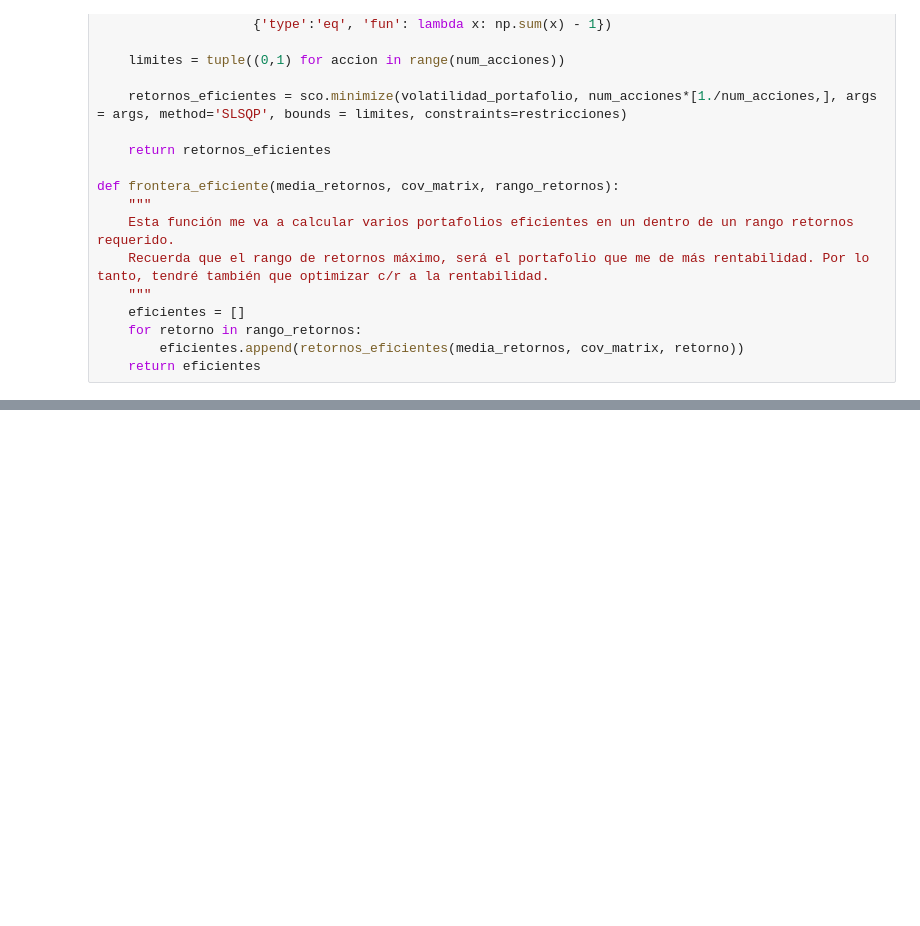
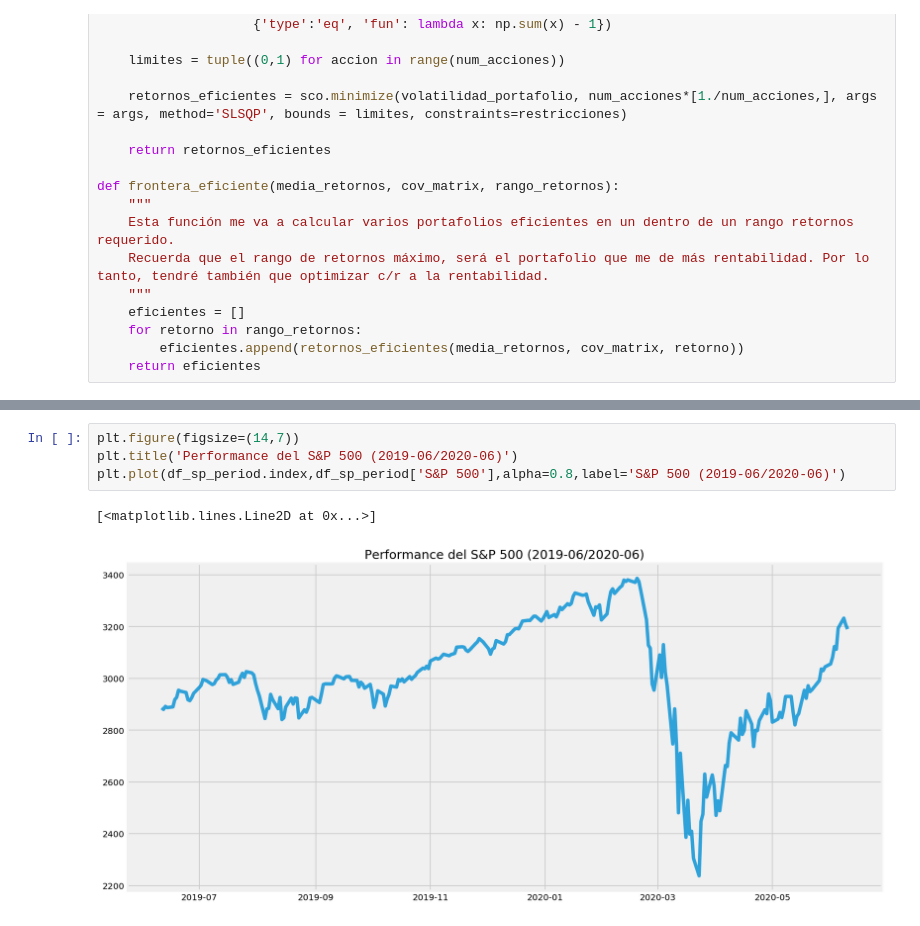
Before and after one commit to PBenavides/Practice_Notebooks, a Jupyter notebook: Finance_with_Python/Markowitz_portafolio.ipynb, the cells around one changed output, grey strips where cells are left out. Drawn from its saved outputs; the diff is of its cells as text; blank space fills up the shorter version.

```diff
--- a/Finance_with_Python/Markowitz_portafolio.ipynb
+++ b/Finance_with_Python/Markowitz_portafolio.ipynb
@@ -266,0 +292,7 @@ Posicion  0.0  0.0  0.0   0.0  0.0  800000.0  0.0
+# %%
+plt.figure(figsize=(14,7))
+plt.title('Performance del S&P 500 (2019-06/2020-06)')
+plt.plot(df_sp_period.index,df_sp_period['S&P 500'],alpha=0.8,label='S&P 500 (2019-06/2020-06)')
+# %% [output]
+[<matplotlib.lines.Line2D at 0x...>]
+[figure, added]
```
Also changed, not shown: parts of 26 cells of this notebook, 3 other files.
